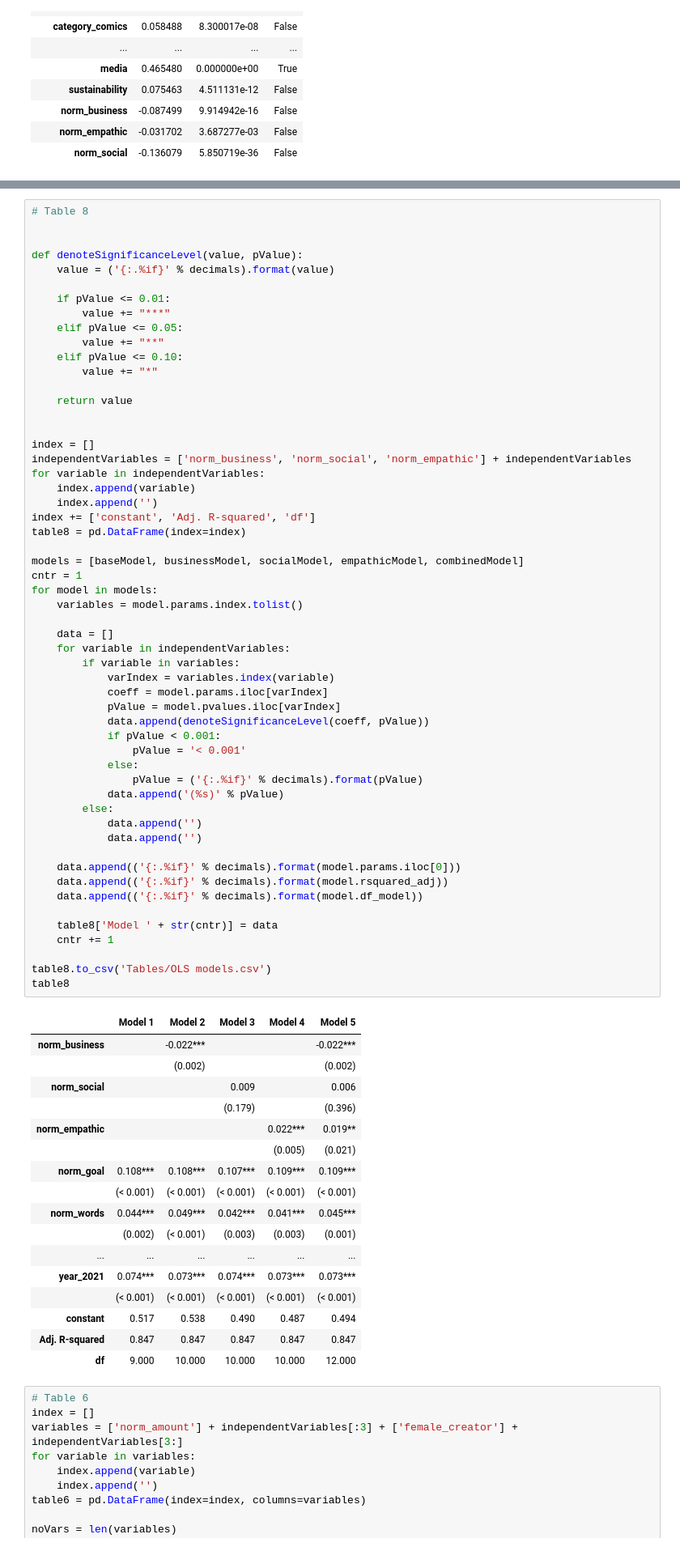
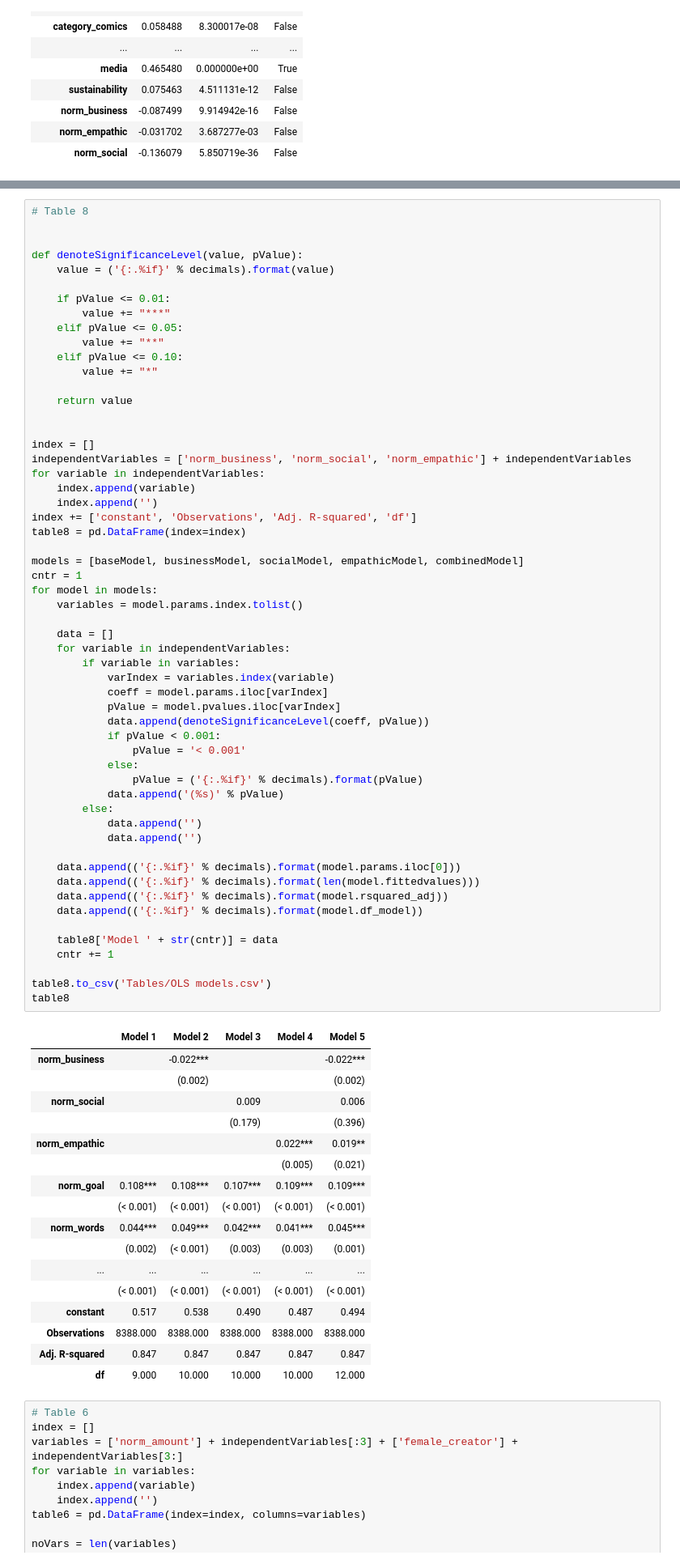
Before and after one commit to MaxPersoon/KickstarterScraper, a Jupyter notebook: dataProcessing.ipynb, the cells around one changed output, grey strips where cells are left out. Shown at 81% size. Drawn from its saved outputs; the diff is of its cells as text.

Commit message:
Included 'Observations' with OLS models

```diff
--- a/dataProcessing.ipynb
+++ b/dataProcessing.ipynb
@@ -657,7 +657,7 @@ independentVariables = ['norm_business', 'norm_social', 'norm_empathic'] + indep
 for variable in independentVariables:
     index.append(variable)
     index.append('')
-index += ['constant', 'Adj. R-squared', 'df']
+index += ['constant', 'Observations', 'Adj. R-squared', 'df']
 table8 = pd.DataFrame(index=index)
 
 models = [baseModel, businessModel, socialModel, empathicModel, combinedModel]
@@ -676,36 +676,37 @@ for model in models:
                 pValue = '< 0.001'
             else:
                 pValue = ('{:.%if}' % decimals).format(pValue)
             data.append('(%s)' % pValue)
         else:
             data.append('')
             data.append('')
 
     data.append(('{:.%if}' % decimals).format(model.params.iloc[0]))
+    data.append(('{:.%if}' % decimals).format(len(model.fittedvalues)))
     data.append(('{:.%if}' % decimals).format(model.rsquared_adj))
     data.append(('{:.%if}' % decimals).format(model.df_model))
 
     table8['Model ' + str(cntr)] = data
     cntr += 1
 
 table8.to_csv('Tables/OLS models.csv')
 table8
 # %% [output]
 |  | Model 1 | Model 2 | Model 3 | Model 4 | Model 5 |
 | norm_business |  | -0.022*** |  |  | -0.022*** |
 |  |  | (0.002) |  |  | (0.002) |
 | norm_social |  |  | 0.009 |  | 0.006 |
 |  |  |  | (0.179) |  | (0.396) |
 | norm_empathic |  |  |  | 0.022*** | 0.019** |
 |  |  |  |  | (0.005) | (0.021) |
 | norm_goal | 0.108*** | 0.108*** | 0.107*** | 0.109*** | 0.109*** |
 |  | (< 0.001) | (< 0.001) | (< 0.001) | (< 0.001) | (< 0.001) |
 | norm_words | 0.044*** | 0.049*** | 0.042*** | 0.041*** | 0.045*** |
 |  | (0.002) | (< 0.001) | (0.003) | (0.003) | (0.001) |
 | ... | ... | ... | ... | ... | ... |
-| year_2021 | 0.074*** | 0.073*** | 0.074*** | 0.073*** | 0.073*** |
 |  | (< 0.001) | (< 0.001) | (< 0.001) | (< 0.001) | (< 0.001) |
 | constant | 0.517 | 0.538 | 0.490 | 0.487 | 0.494 |
+| Observations | 8388.000 | 8388.000 | 8388.000 | 8388.000 | 8388.000 |
 | Adj. R-squared | 0.847 | 0.847 | 0.847 | 0.847 | 0.847 |
 | df | 9.000 | 10.000 | 10.000 | 10.000 | 12.000 |
 # %%
```
Also changed, not shown: parts of 11 cells of this notebook, 4 other files.
